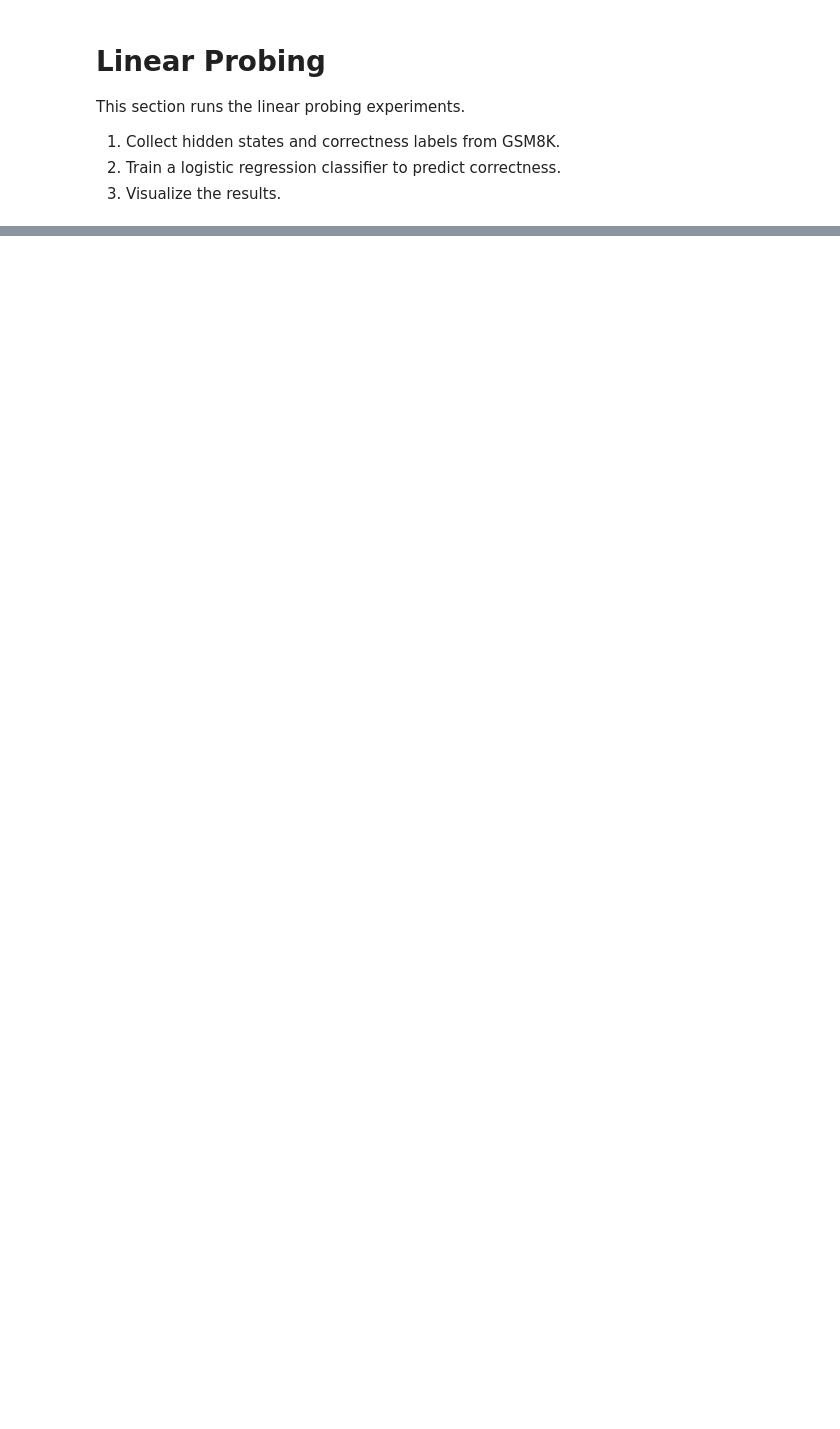
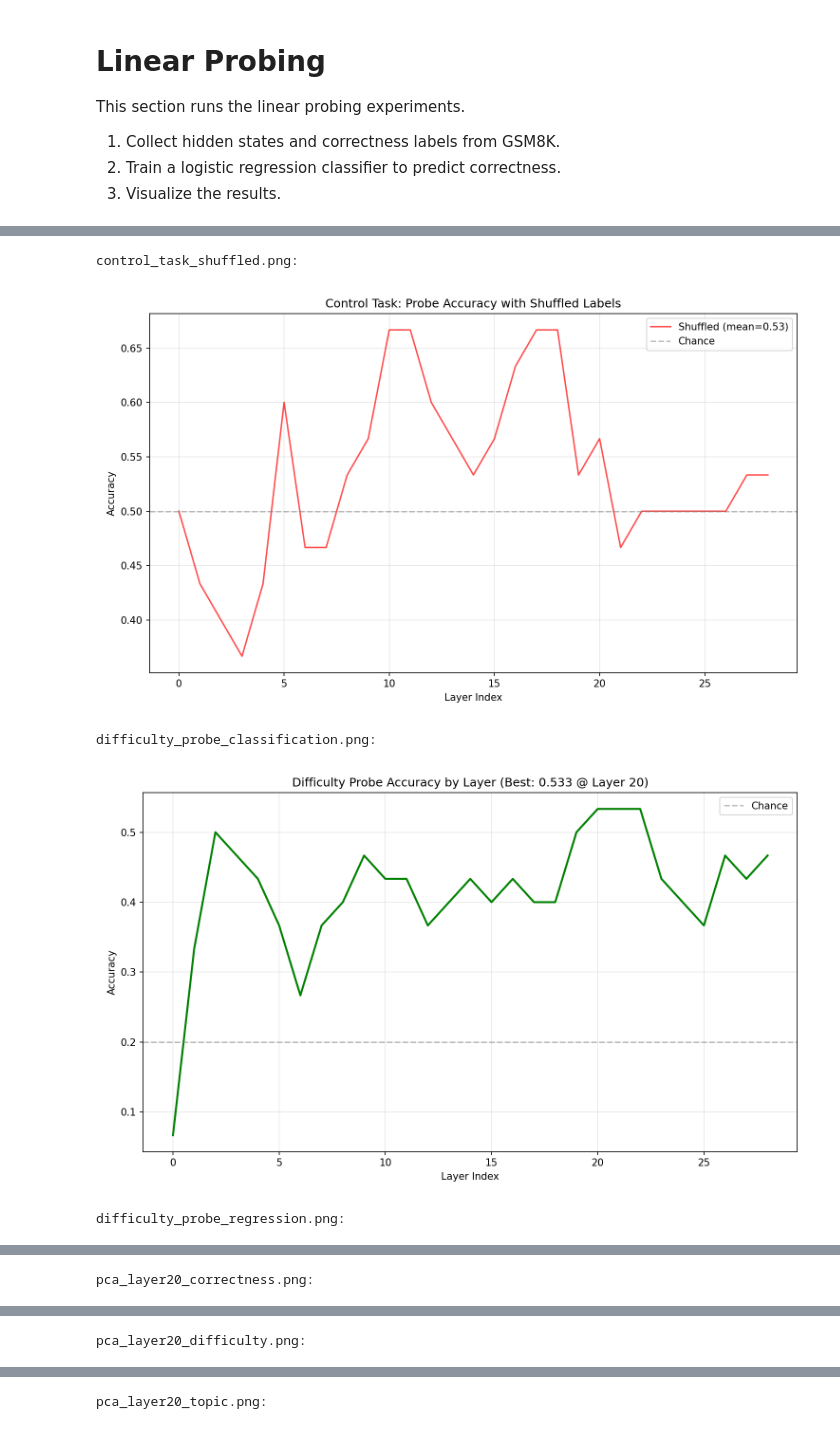
Before and after one commit to 1hamzaiqbal/probing-llm-math, a Jupyter notebook: pipeline_colab.ipynb, the cells around one changed output, grey strips where cells are left out. Drawn from its saved outputs; the diff is of its cells as text; code cells hidden in the pictures; blank space fills up the shorter version.

```diff
--- a/pipeline_colab.ipynb
+++ b/pipeline_colab.ipynb
@@ -176,0 +387,29 @@ This section runs the linear probing experiments.
+# %%
+# Display probe results
+from IPython.display import Image, display
+import os
+
+results_dir = "probe_results"
+
+# Show all plots
+for f in sorted(os.listdir(results_dir)):
+    if f.endswith('.png'):
+        print(f"\n{f}:")
+        display(Image(filename=f"{results_dir}/{f}"))
+
+# Show summary
+import json
+with open(f"{results_dir}/summary.json") as f:
+    summary = json.load(f)
+
+print("\n" + "="*50)
+print("SUMMARY")
+print("="*50)
+for k, v in summary.items():
+    print(f"  {k}: {v}")
+# %% [output]
+control_task_shuffled.png:
+[figure, added]
+difficulty_probe_classification.png:
+[figure, added]
+difficulty_probe_regression.png:
@@ -176,0 +417 @@ This section runs the linear probing experiments.
+pca_layer20_correctness.png:
@@ -176,0 +419 @@ This section runs the linear probing experiments.
+pca_layer20_difficulty.png:
@@ -176,0 +421 @@ This section runs the linear probing experiments.
+pca_layer20_topic.png:
```
Also changed, not shown: parts of 18 cells of this notebook.
